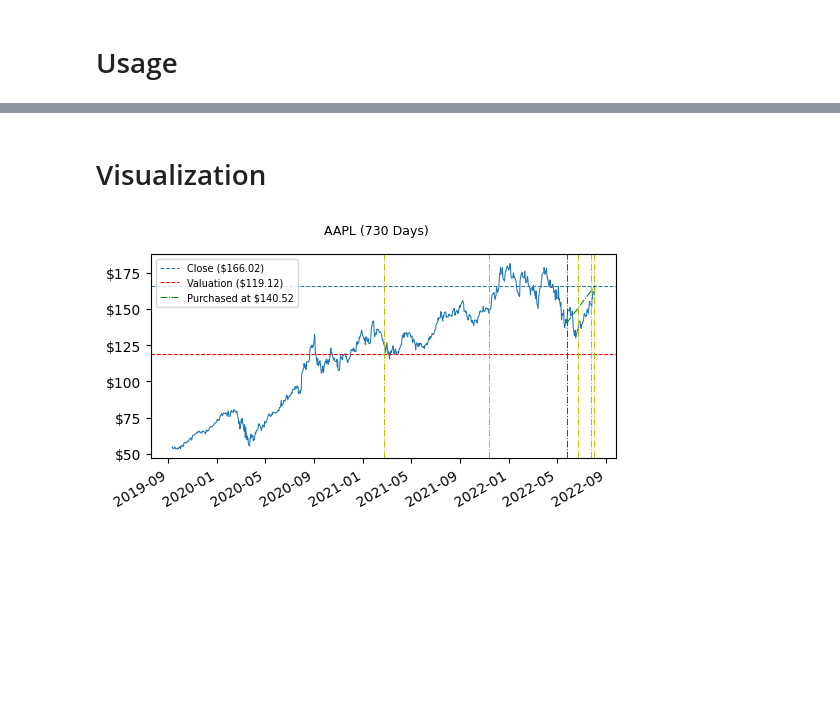
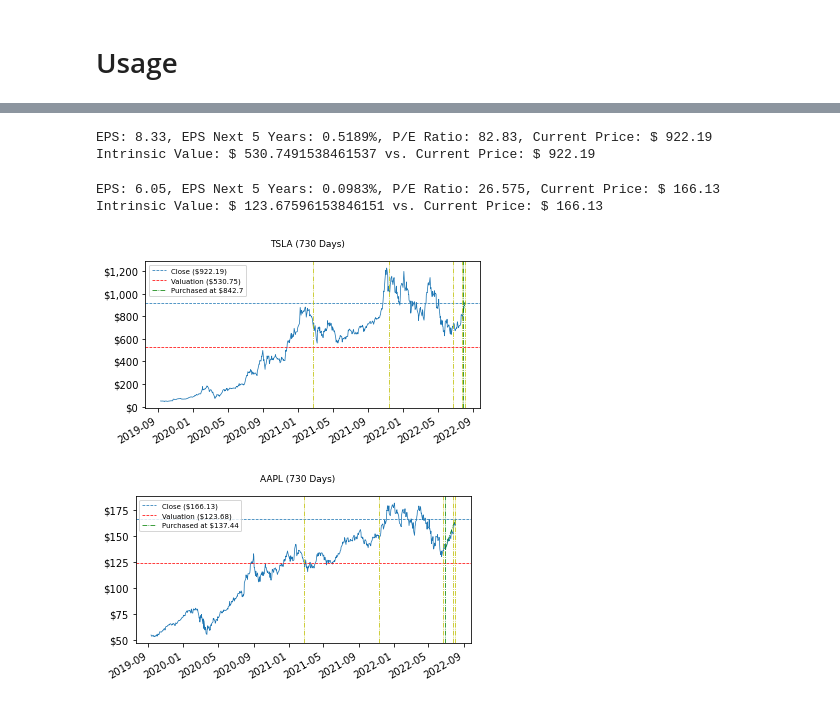
Before and after one commit to faGH/fa.intelligence.notebooks, a Jupyter notebook: labs/asset_valuation/finviz_asset_valuation.ipynb, the cells around one changed output, grey strips where cells are left out. Cells and saved outputs as stored; diff of their text form; code cells hidden in the pictures; blank space fills up the shorter version.

Commit message:
[DEV]: Visualizing owed stocks as examples for valuation and telegram bot.

```diff
--- a/labs/asset_valuation/finviz_asset_valuation.ipynb
+++ b/labs/asset_valuation/finviz_asset_valuation.ipynb
@@ -32,8 +43,13 @@ import pandas as pd
 from datetime import datetime
 # %% [markdown]
 # Config
+# %%
+purchased_symbols = {
+    'TSLA': datetime(2022, 7, 28, 0, 0),
+    'AAPL': datetime(2022, 6, 28, 0, 0)
+}
 # %%
-symbol = 'TSLA' #TSLA | AAPL for example.
+#symbol = 'DIS' #TSLA | AAPL | DIS for example.
 # %% [markdown]
 # Implementation
 # %%
@@ -119,2 +169,0 @@ Intrinsic Value: $ 119.1151923076923 vs. Current Price: $ 166.02
-# %% [markdown]
-# Visualization
@@ -124,49 +170,18 @@ hist = ticker.history(period="max")
-# %%
-def get_plot_for_symbol(symbol: str, days_to_visualize: int, symbol_data: pd.DataFrame, purchase_date: datetime = None) -> object:
-    with plt.rc_context({
-            'lines.linewidth': 0.75,
-            'figure.figsize': (6, 3)
-        }):
-        data_to_visualize = symbol_data[-days_to_visualize:].Close
-        plot = data_to_visualize.plot()
-        plot.get_figure().suptitle(f'{symbol} ({days_to_visualize} Days)', fontsize=9)
-        plot.set_xlabel('')
-        plot.set_ylabel('')
-        tick = mtick.StrMethodFormatter('${x:,.0f}')
-        plot.yaxis.set_major_formatter(tick)
-        plot.axhline(valuation.current_price, linestyle='--', label=f'Close (${round(valuation.current_price, 2)})')
-        plot.axhline(valuation.valuation_price, color=('r' if valuation.is_overvalued else 'g'), linestyle='--', label=f'Valuation (${round(valuation.valuation_price, 2)})')
-
-        plot.axvline(symbol_data.index.values[-(1+1)], linestyle='-.', color='y')
-
-        if purchase_date is not None:
-            value_at_purchase_date = symbol_data.loc[purchase_date].Close
-            plot.axvline(purchase_date, linestyle='-.', color=('r' if valuation.current_price < value_at_purchase_date else 'g'), label=f'Purchased at ${round(value_at_purchase_date, 2)}')
-            plt.plot([purchase_date, symbol_data.index.values[-1]],[value_at_purchase_date,valuation.current_price],'k-', linestyle='-.', color=('r' if valuation.current_price < value_at_purchase_date else 'g'))
-
-        if days_to_visualize > 7:
-            plot.axvline(symbol_data.index.values[-(1+7)], linestyle='-.', color='y')
-
-        if days_to_visualize > 30:
-            plot.axvline(symbol_data.index.values[-(1+30)], linestyle='-.', color='y')
-
-        if days_to_visualize > 30*6:
-            plot.axvline(symbol_data.index.values[-(1+30*6)], linestyle='-.', color='y')
-
-        if days_to_visualize > 365:
-            plot.axvline(symbol_data.index.values[-(1+365)], linestyle='-.', color='y')
-
-        if days_to_visualize > (365*5):
-            plot.axvline(symbol_data.index.values[-(1+365*5)], linestyle='-.', color='y')
-
-        if days_to_visualize > (365*10):
-            plot.axvline(symbol_data.index.values[-(1+365*10)], linestyle='-.', color='y')
-
-        handles, labels = plot.get_legend_handles_labels()
-        plot.legend(handles=handles[1:], labels=labels[1:], fontsize=7)
-
-        return plot
-
-plot = get_plot_for_symbol(symbol=symbol, days_to_visualize=(365*2), symbol_data=hist, purchase_date=datetime(2022, 5, 25, 0, 0))
-# %% [output]
-[figure, removed]
+# %%
+plots = list()
+
+for symbol in purchased_symbols:
+    valuation = determine_intrinsic_value_for_symbol(symbol=symbol)
+    ticker = yf.Ticker(symbol)
+    hist = ticker.history(period="max")
+    plots.append(get_plot_for_symbol(symbol=symbol,
+                               days_to_visualize=(365*2),
+                               symbol_data=hist,
+                               purchase_date=purchased_symbols[symbol]))
+# %% [output]
+EPS: 8.33, EPS Next 5 Years: 0.5189%, P/E Ratio: 82.83, Current Price: $ 922.19
+Intrinsic Value: $ 530.7491538461537 vs. Current Price: $ 922.19
+EPS: 6.05, EPS Next 5 Years: 0.0983%, P/E Ratio: 26.575, Current Price: $ 166.13
+Intrinsic Value: $ 123.67596153846151 vs. Current Price: $ 166.13
+[figure, added]
+[figure, added]
```
Also changed, not shown: parts of 4 cells of this notebook, 1 other file.
